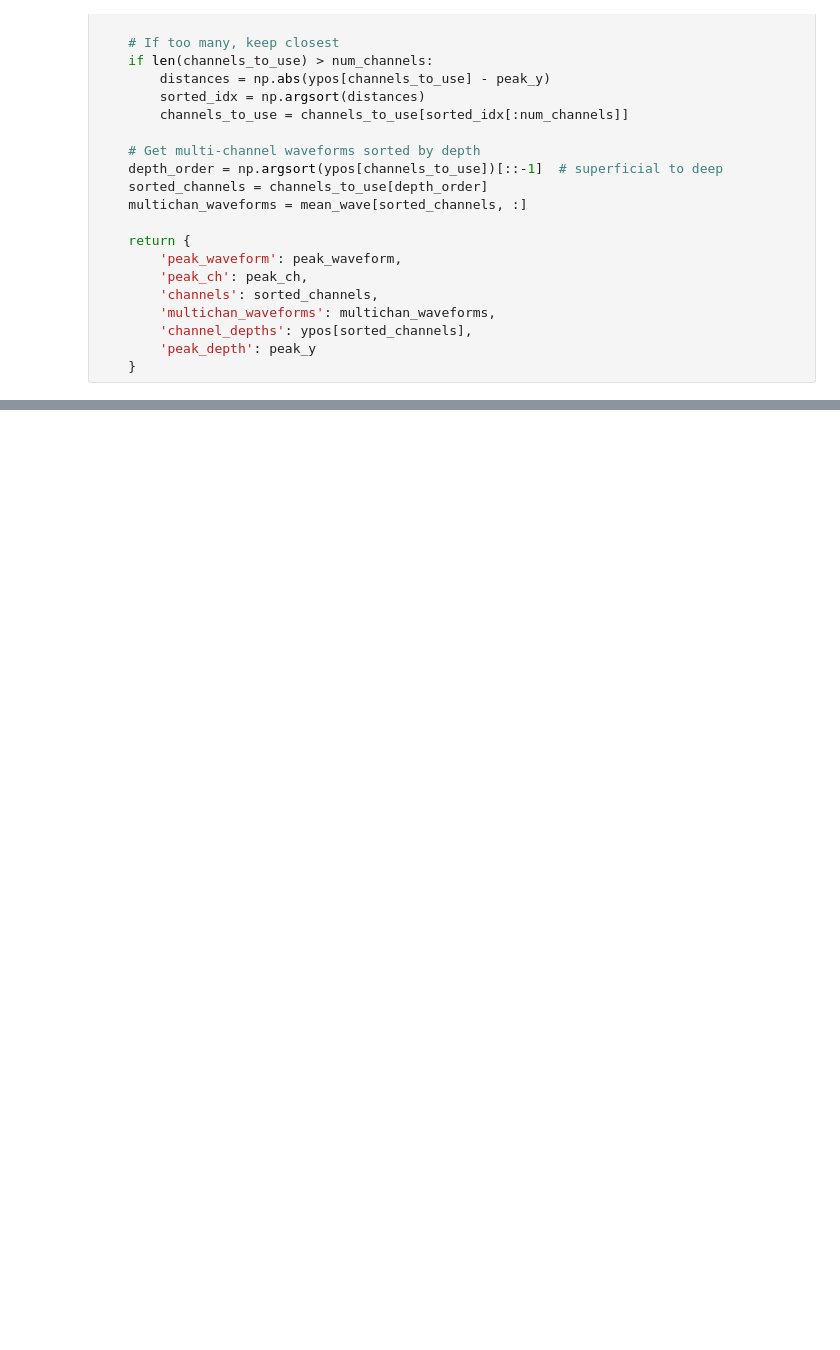
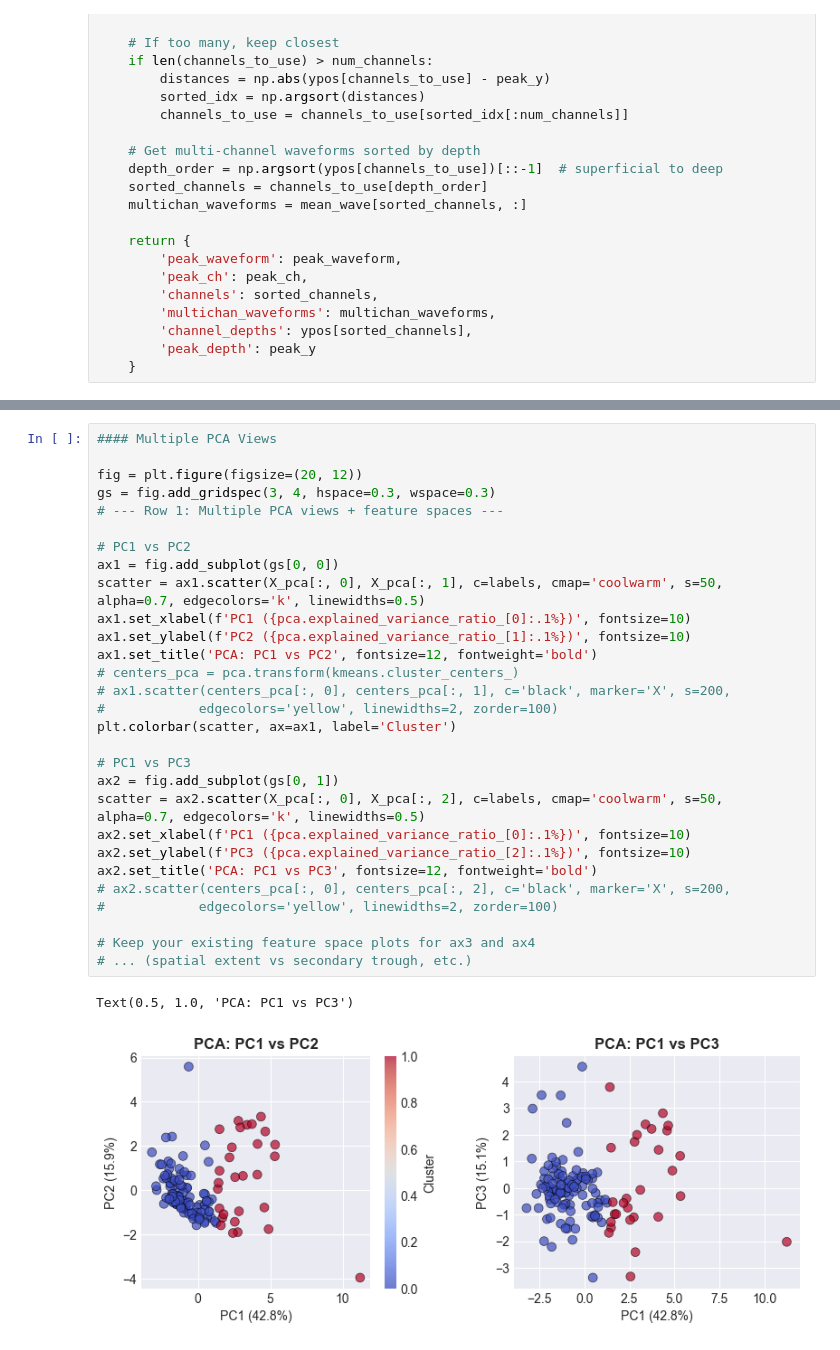
Before and after one commit to adev97/Senzai-Lab, a Jupyter notebook: analysis/cell_type_identification_9_features_new.ipynb, the cells around one changed output, grey strips where cells are left out. Cells and saved outputs as stored; diff of their text form; blank space fills up the shorter version.

```diff
--- a/analysis/cell_type_identification_9_features_new.ipynb
+++ b/analysis/cell_type_identification_9_features_new.ipynb
@@ -459 +844,33 @@ plt.show()
+# %%
+#### Multiple PCA Views
+
+fig = plt.figure(figsize=(20, 12))
+gs = fig.add_gridspec(3, 4, hspace=0.3, wspace=0.3)
+# --- Row 1: Multiple PCA views + feature spaces ---
+
+# PC1 vs PC2
+ax1 = fig.add_subplot(gs[0, 0])
+scatter = ax1.scatter(X_pca[:, 0], X_pca[:, 1], c=labels, cmap='coolwarm', s=50, alpha=0.7, edgecolors='k', linewidths=0.5)
+ax1.set_xlabel(f'PC1 ({pca.explained_variance_ratio_[0]:.1%})', fontsize=10)
+ax1.set_ylabel(f'PC2 ({pca.explained_variance_ratio_[1]:.1%})', fontsize=10)
+ax1.set_title('PCA: PC1 vs PC2', fontsize=12, fontweight='bold')
+# centers_pca = pca.transform(kmeans.cluster_centers_)
+# ax1.scatter(centers_pca[:, 0], centers_pca[:, 1], c='black', marker='X', s=200,
+#            edgecolors='yellow', linewidths=2, zorder=100)
+plt.colorbar(scatter, ax=ax1, label='Cluster')
+
+# PC1 vs PC3
+ax2 = fig.add_subplot(gs[0, 1])
+scatter = ax2.scatter(X_pca[:, 0], X_pca[:, 2], c=labels, cmap='coolwarm', s=50, alpha=0.7, edgecolors='k', linewidths=0.5)
+ax2.set_xlabel(f'PC1 ({pca.explained_variance_ratio_[0]:.1%})', fontsize=10)
+ax2.set_ylabel(f'PC3 ({pca.explained_variance_ratio_[2]:.1%})', fontsize=10)
+ax2.set_title('PCA: PC1 vs PC3', fontsize=12, fontweight='bold')
+# ax2.scatter(centers_pca[:, 0], centers_pca[:, 2], c='black', marker='X', s=200,
+#            edgecolors='yellow', linewidths=2, zorder=100)
+
+# Keep your existing feature space plots for ax3 and ax4
+# ... (spatial extent vs secondary trough, etc.)
+# %% [output]
+Text(0.5, 1.0, 'PCA: PC1 vs PC3')
+[figure, added]
 # %%
```
Also changed, not shown: parts of 12 cells of this notebook.
